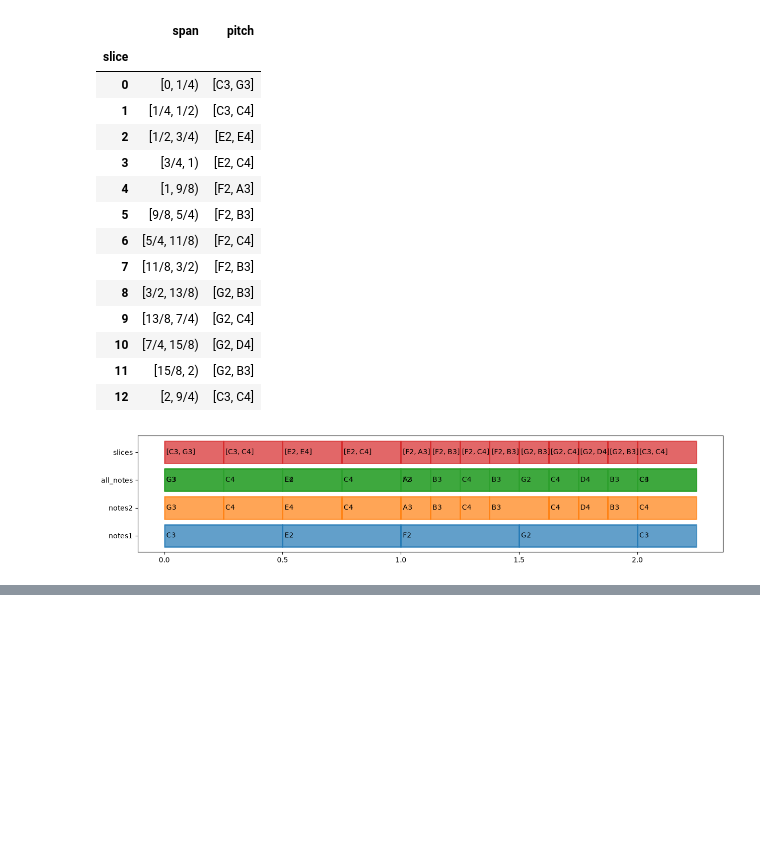
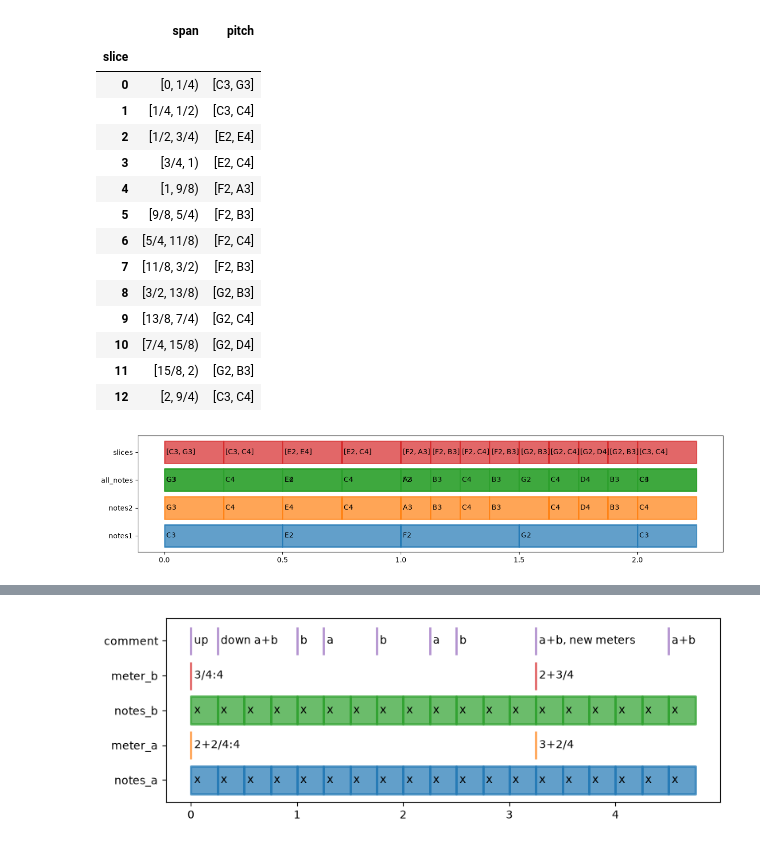
Before and after one commit to Amsterdam-Music-Lab/music-format-experiments, a Jupyter notebook: examples.ipynb, the cells around one changed output, grey strips where cells are left out. Saved outputs shown, nothing was run; the diff lists cells and outputs as text; code cells hidden in the pictures; blank space fills up the shorter version.

Commit message:
add metrical weight example

```diff
--- a/examples.ipynb
+++ b/examples.ipynb
@@ -644,0 +655,7 @@ score.plot(figsize=(15,3));
+# %%
+with open("meter_example.comu") as f:
+    score = comu.notation.read_comu(f.read())
+
+score.plot(figsize=(9,3));
+# %% [output]
+[figure, added]
```
Also changed, not shown: parts of 13 cells of this notebook, 4 other files.
